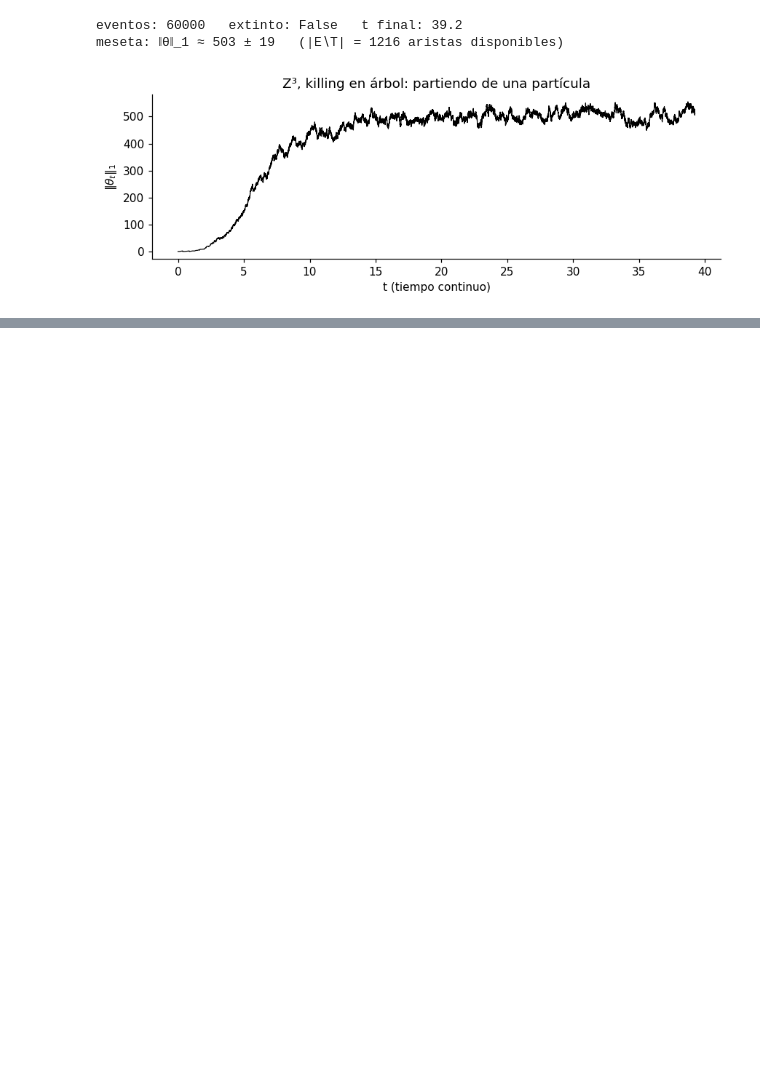
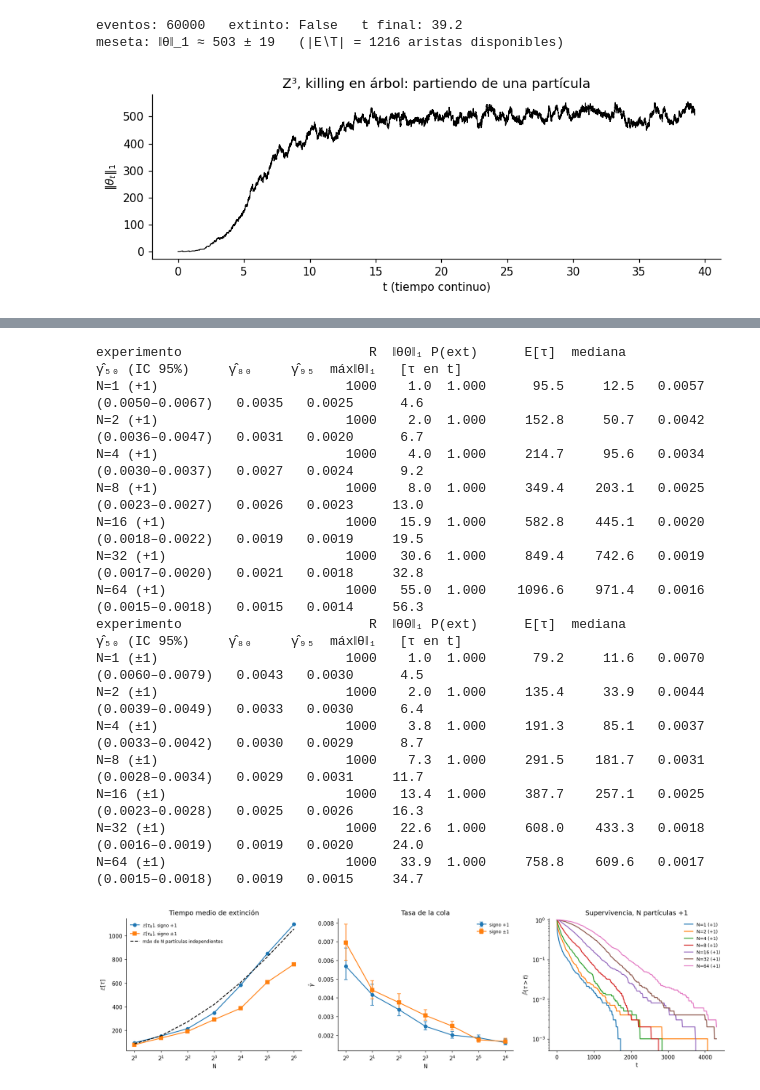
Before and after one commit to martinmaturana777/Branching-Process-Complexes, a Jupyter notebook: branching_process_complexes.ipynb, the cells around one changed output, grey strips where cells are left out. Cells and saved outputs as stored; diff of their text form; code cells hidden in the pictures; blank space fills up the shorter version.

```diff
--- a/branching_process_complexes.ipynb
+++ b/branching_process_complexes.ipynb
@@ -1301,0 +1498,50 @@ meseta: ‖θ‖_1 ≈ 503 ± 19   (|E∖T| = 1216 aristas disponibles)
+# %%
+N_VALUES = [1, 2, 4, 8, 16, 32, 64]
+R_N = 1000
+samples_N = {
+    sign: [extinction_sample(f"N={n} ({sign})", L_REF,
+                             partial(init_random_particles, n=n, signed=(sign == "±1")),
+                             kill_tree, R_N, master_seed=SEED + 100 + n + (1000 if sign == "±1" else 0))
+           for n in N_VALUES]
+    for sign in ["+1", "±1"]
+}
+rows_N = {sign: print_summary(s) for sign, s in samples_N.items()}
+
+rng_bench = np.random.default_rng(1)
+tau_single = samples_ic[0].tau
+benchmark = [independent_max_benchmark(tau_single, n, rng_bench) for n in N_VALUES]
+
+fig, axes = plt.subplots(1, 3, figsize=(16, 4.3))
+for sign, marker in [("+1", "o"), ("±1", "s")]:
+    axes[0].plot(N_VALUES, [r["mean"] for r in rows_N[sign]], marker=marker, label=fr"$\mathbb{{E}}[\tau_N]$, signo {sign}")
+axes[0].plot(N_VALUES, benchmark, "k--", label="máx de N partículas independientes")
+axes[0].set_xscale("log", base=2); axes[0].set_xlabel("N"); axes[0].set_ylabel(r"$\mathbb{E}[\tau]$")
+axes[0].legend(frameon=False, fontsize=8); axes[0].set_title("Tiempo medio de extinción")
+
+for sign, marker in [("+1", "o"), ("±1", "s")]:
+    g = np.array([[r["gamma"], r["gamma_lo"], r["gamma_hi"]] for r in rows_N[sign]])
+    axes[1].errorbar(N_VALUES, g[:, 0], yerr=[g[:, 0] - g[:, 1], g[:, 2] - g[:, 0]], marker=marker, capsize=3, label=f"signo {sign}")
+axes[1].set_xscale("log", base=2); axes[1].set_xlabel("N"); axes[1].set_ylabel(r"$\hat\gamma$")
+axes[1].legend(frameon=False, fontsize=8); axes[1].set_title("Tasa de la cola")
+
+plot_survival(axes[2], samples_N["+1"], show_fit=False)
+axes[2].set_title("Supervivencia, N partículas +1")
+plt.tight_layout(); plt.show()
+# %% [output]
+experimento                        R  ‖θ0‖₁ P(ext)      E[τ]  mediana               γ̂₅₀ (IC 95%)     γ̂₈₀     γ̂₉₅  máx‖θ‖₁   [τ en t]
+N=1 (+1)                        1000    1.0  1.000      95.5     12.5   0.0057    (0.0050–0.0067)   0.0035   0.0025      4.6
+N=2 (+1)                        1000    2.0  1.000     152.8     50.7   0.0042    (0.0036–0.0047)   0.0031   0.0020      6.7
+N=4 (+1)                        1000    4.0  1.000     214.7     95.6   0.0034    (0.0030–0.0037)   0.0027   0.0024      9.2
+N=8 (+1)                        1000    8.0  1.000     349.4    203.1   0.0025    (0.0023–0.0027)   0.0026   0.0023     13.0
+N=16 (+1)                       1000   15.9  1.000     582.8    445.1   0.0020    (0.0018–0.0022)   0.0019   0.0019     19.5
+N=32 (+1)                       1000   30.6  1.000     849.4    742.6   0.0019    (0.0017–0.0020)   0.0021   0.0018     32.8
+N=64 (+1)                       1000   55.0  1.000    1096.6    971.4   0.0016    (0.0015–0.0018)   0.0015   0.0014     56.3
+experimento                        R  ‖θ0‖₁ P(ext)      E[τ]  mediana               γ̂₅₀ (IC 95%)     γ̂₈₀     γ̂₉₅  máx‖θ‖₁   [τ en t]
+N=1 (±1)                        1000    1.0  1.000      79.2     11.6   0.0070    (0.0060–0.0079)   0.0043   0.0030      4.5
+N=2 (±1)                        1000    2.0  1.000     135.4     33.9   0.0044    (0.0039–0.0049)   0.0033   0.0030      6.4
+N=4 (±1)                        1000    3.8  1.000     191.3     85.1   0.0037    (0.0033–0.0042)   0.0030   0.0029      8.7
+N=8 (±1)                        1000    7.3  1.000     291.5    181.7   0.0031    (0.0028–0.0034)   0.0029   0.0031     11.7
+N=16 (±1)                       1000   13.4  1.000     387.7    257.1   0.0025    (0.0023–0.0028)   0.0025   0.0026     16.3
+N=32 (±1)                       1000   22.6  1.000     608.0    433.3   0.0018    (0.0016–0.0019)   0.0019   0.0020     24.0
+N=64 (±1)                       1000   33.9  1.000     758.8    609.6   0.0017    (0.0015–0.0018)   0.0019   0.0015     34.7
+[figure, added]
```
Also changed, not shown: parts of 91 cells of this notebook, 9 other files.
